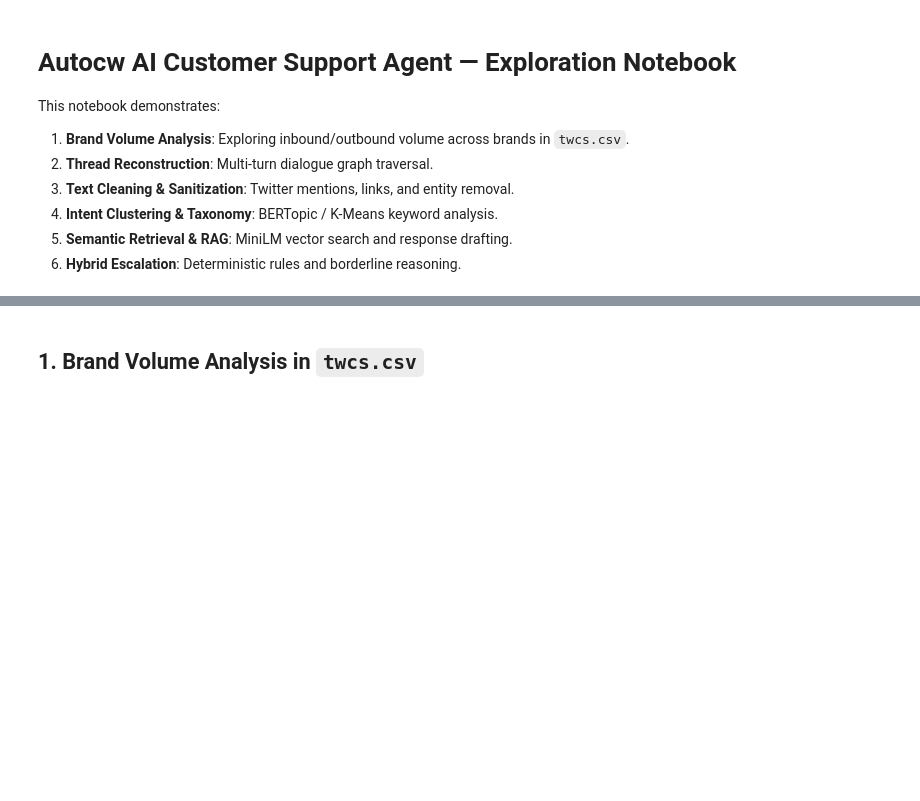
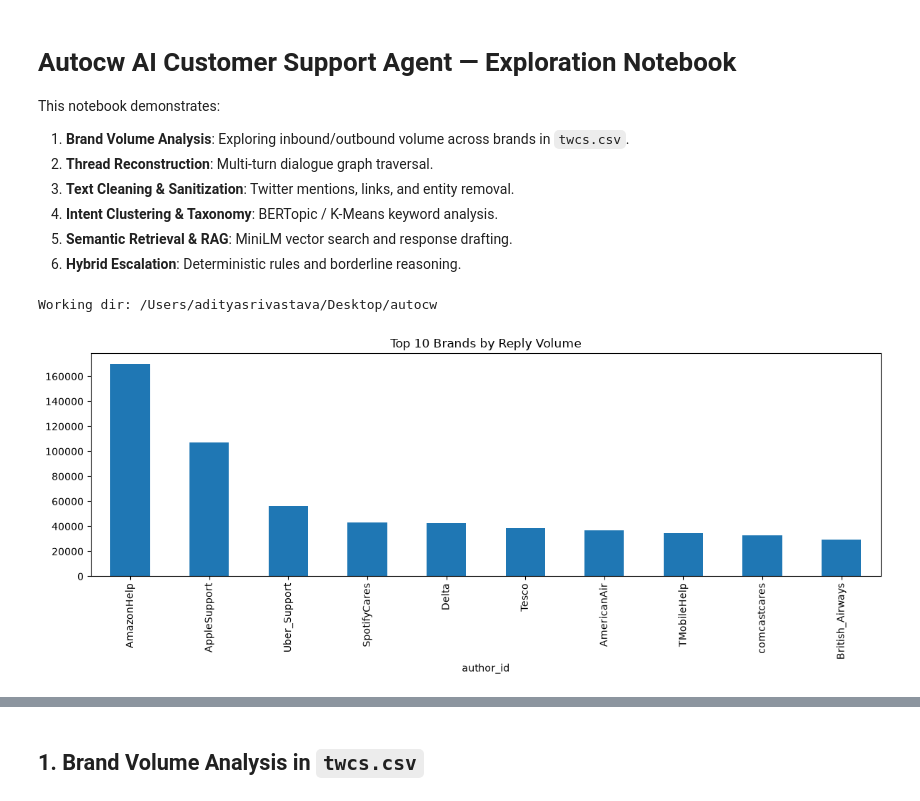
Before and after one commit to adisri19/autocx, a Jupyter notebook: notebooks/exploration.ipynb, the cells around one changed output, grey strips where cells are left out. Drawn from its saved outputs; the diff is of its cells as text; code cells hidden in the pictures; blank space fills up the shorter version.

Commit message:
Add completed exploration notebook with brand analysis, thread inspection, RAG demo, and agent execution

```diff
--- a/notebooks/exploration.ipynb
+++ b/notebooks/exploration.ipynb
@@ -8,3 +8,22 @@ This notebook demonstrates:
 4. **Intent Clustering & Taxonomy**: BERTopic / K-Means keyword analysis.
 5. **Semantic Retrieval & RAG**: MiniLM vector search and response drafting.
 6. **Hybrid Escalation**: Deterministic rules and borderline reasoning.
+# %%
+import os
+import pandas as pd
+import json
+import matplotlib.pyplot as plt
+
+df = pd.read_csv('/Users/adityasrivastava/Desktop/autocw/data/raw/twcs.csv', low_memory=False)
+print("Working dir:", os.getcwd())
+# %% [output]
+Working dir: /Users/adityasrivastava/Desktop/autocw
+# %%
+# Brand volume chart
+df = pd.read_csv('/Users/adityasrivastava/Desktop/autocw/data/raw/twcs.csv', low_memory=False)
+brand_counts = df[df['inbound'] == False]['author_id'].value_counts().head(10)
+brand_counts.plot(kind='bar', figsize=(12,5), title='Top 10 Brands by Reply Volume')
+plt.tight_layout()
+plt.show()
+# %% [output]
+[figure, added]
```
Also changed, not shown: parts of 7 cells of this notebook.
